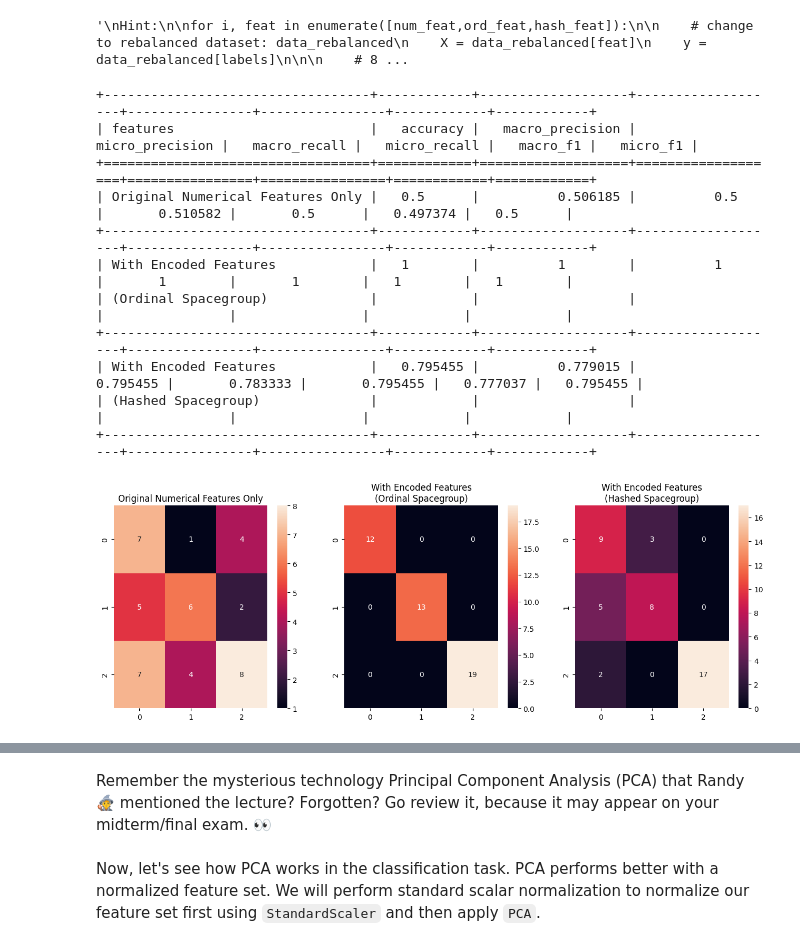
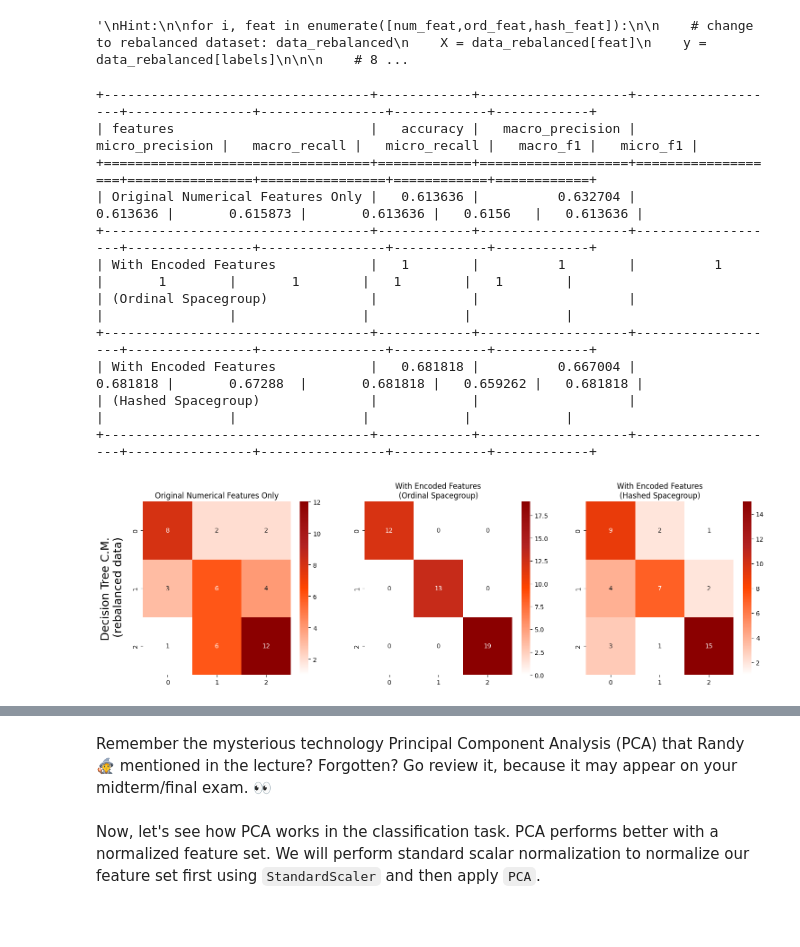
Before and after one commit to dana-fatemeh/DS5006-Machine-Learning-for-Engineering-and-Science-Applications, a Jupyter notebook: CaseStudy_2_Classification.ipynb, the cells around one changed output, grey strips where cells are left out. Cells and saved outputs as stored; diff of their text form; code cells hidden in the pictures; blank space fills up the shorter version.

Commit message:
Completed Q8 - spent a bit too long making the plot nice

```diff
--- a/CaseStudy_2_Classification.ipynb
+++ b/CaseStudy_2_Classification.ipynb
@@ -849,7 +856,7 @@ from sklearn.linear_model import LogisticRegression
 from sklearn.neighbors import KNeighborsClassifier
 from sklearn.ensemble import RandomForestClassifier
 
-# Models instantiation:
+# Methods/Models instantiation:
 model_lin = LogisticRegression(max_iter=10000)
 model_KNN = KNeighborsClassifier(n_neighbors=7)
 model_ran = RandomForestClassifier(max_depth=15)
@@ -869,11 +876,11 @@ super_titles   = ['Logistic Reg C.M.', 'KNeighbors C.M.', 'Random Forest C.M.']
 fig, ax = plt.subplots(nrows= len(mod_arr), ncols= len(feat_arr), figsize=(12,12))
 
 # Populate data:
-for j, mod in enumerate(mod_arr):
+for i, mod in enumerate(mod_arr):
     # setup super-plot titles - yes I tried way too hard here
-    ax[j,0].annotate(super_titles[j], xy=(-0.1, 0.5), va='center', ha='right', size=18, rotation=90, xycoords='axes fraction')
+    ax[i,0].annotate(super_titles[i], xy=(-0.1, 0.5), va='center', ha='right', size=18, rotation=90, xycoords='axes fraction')
 
-    for i, feat in enumerate(feat_arr):
+    for j, feat in enumerate(feat_arr):
         # define datasets:
         X = data[feat]
         y = data[labels].values.ravel() # ravel() fixes a DataConversionWarning listed in the terminal otherwise
@@ -887,8 +894,8 @@ for j, mod in enumerate(mod_arr):
 
         # plotting:
         cm_mod = confusion_matrix(ytest_q6,yp_mod)
-        sns.heatmap(cm_mod, ax=ax[j,i],annot=True, cmap=single_prawn, cbar=False)
-        ax[j,i].set_title(subplot_titles[i])
+        sns.heatmap(cm_mod, ax=ax[i,j],annot=True, cmap=single_prawn, cbar=False)
+        ax[i,j].set_title(subplot_titles[j])
 
 # Plotting display:
 plt.tight_layout()
@@ -1060,43 +1068,52 @@ print (tabulate(results, headers=["features", "accuracy", "macro_precision", "mi
 +----------------------------------+------------+-------------------+-------------------+----------------+----------------+------------+------------+
 | features                         |   accuracy |   macro_precision |   micro_precision |   macro_recall |   micro_recall |   macro_f1 |   micro_f1 |
 +==================================+============+===================+===================+================+================+============+============+
-| Original Numerical Features Only |   0.5      |          0.506185 |          0.5      |       0.510582 |       0.5      |   0.497374 |   0.5      |
+| Original Numerical Features Only |   0.613636 |          0.632704 |          0.613636 |       0.615873 |       0.613636 |   0.6156   |   0.613636 |
 +----------------------------------+------------+-------------------+-------------------+----------------+----------------+------------+------------+
 | With Encoded Features            |   1        |          1        |          1        |       1        |       1        |   1        |   1        |
 | (Ordinal Spacegroup)             |            |                   |                   |                |                |            |            |
 +----------------------------------+------------+-------------------+-------------------+----------------+----------------+------------+------------+
-| With Encoded Features            |   0.795455 |          0.779015 |          0.795455 |       0.783333 |       0.795455 |   0.777037 |   0.795455 |
+| With Encoded Features            |   0.681818 |          0.667004 |          0.681818 |       0.67288  |       0.681818 |   0.659262 |   0.681818 |
 | (Hashed Spacegroup)              |            |                   |                   |                |                |            |            |
 +----------------------------------+------------+-------------------+-------------------+----------------+----------------+------------+------------+
 # %%
-plt.figure(figsize=(16,5))
+plt.figure(figsize=(18,5))
 
 titles = ['Original Numerical Features Only',
           'With Encoded Features\n(Ordinal Spacegroup)',
           'With Encoded Features\n(Hashed Spacegroup)'
          ]
 
 for i, feat in enumerate([num_feat,ord_feat,hash_feat]):
     X = data_rebalanced[feat]
     y = data_rebalanced[labels]
 
     Xtrain, Xtest, ytrain, ytest = train_test_split(X, y, test_size=0.2,shuffle=True, random_state=1)
     dtree = DecisionTreeClassifier()
     dtree.fit(Xtrain,ytrain)
     yp = dtree.predict(Xtest)
 
     plt.subplot(1,3,i+1)
     cm = confusion_matrix(ytest,yp)
-    sns.heatmap(cm,annot=True)
+    try:
+        sns.heatmap(cm,annot=True, cmap=single_prawn)
+    except:
+        print("single_prawn not in memory, run cell for Q6")
+        sns.heatmap(cm,annot=True)
+
     plt.title(titles[i])
+
+# Adding super title to keep better track of what's different here vs. earlier:
+plt.annotate("Decision Tree C.M.\n(rebalanced data)", xy=(-3.13, 0.5), va='center', ha='right', size=18, rotation=90, xycoords='axes fraction')
+plt.show()
 # %% [output]
-[figure, old version]
+[figure, new version]
 # %% [markdown]
 # Solution with Feature Engineering + dimensionality reduction
 
 ![](https://i.ytimg.com/vi/hSDinYYObd4/maxresdefault.jpg)
 # %% [markdown]
-Remember the mysterious technology Principal Component Analysis (PCA) that Randy 🧙 mentioned the lecture? Forgotten? Go review it, because it may appear on your midterm/final exam. 👀
+Remember the mysterious technology Principal Component Analysis (PCA) that Randy 🧙 mentioned in the lecture? Forgotten? Go review it, because it may appear on your midterm/final exam. 👀
 # %% [markdown]
 Now, let's see how PCA works in the classification task.
 PCA performs better with a normalized feature set. We will perform standard scalar normalization to normalize our feature set first using `StandardScaler` and then apply `PCA`.
```
Also changed, not shown: parts of 12 cells of this notebook.
